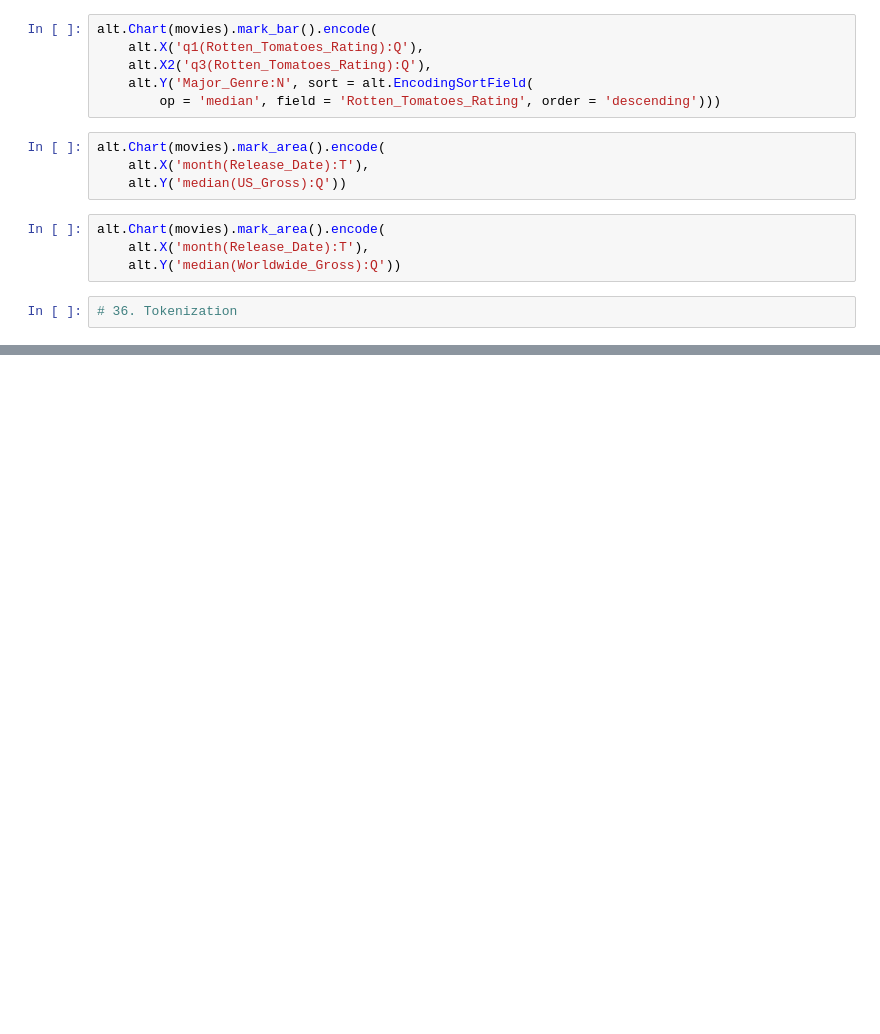
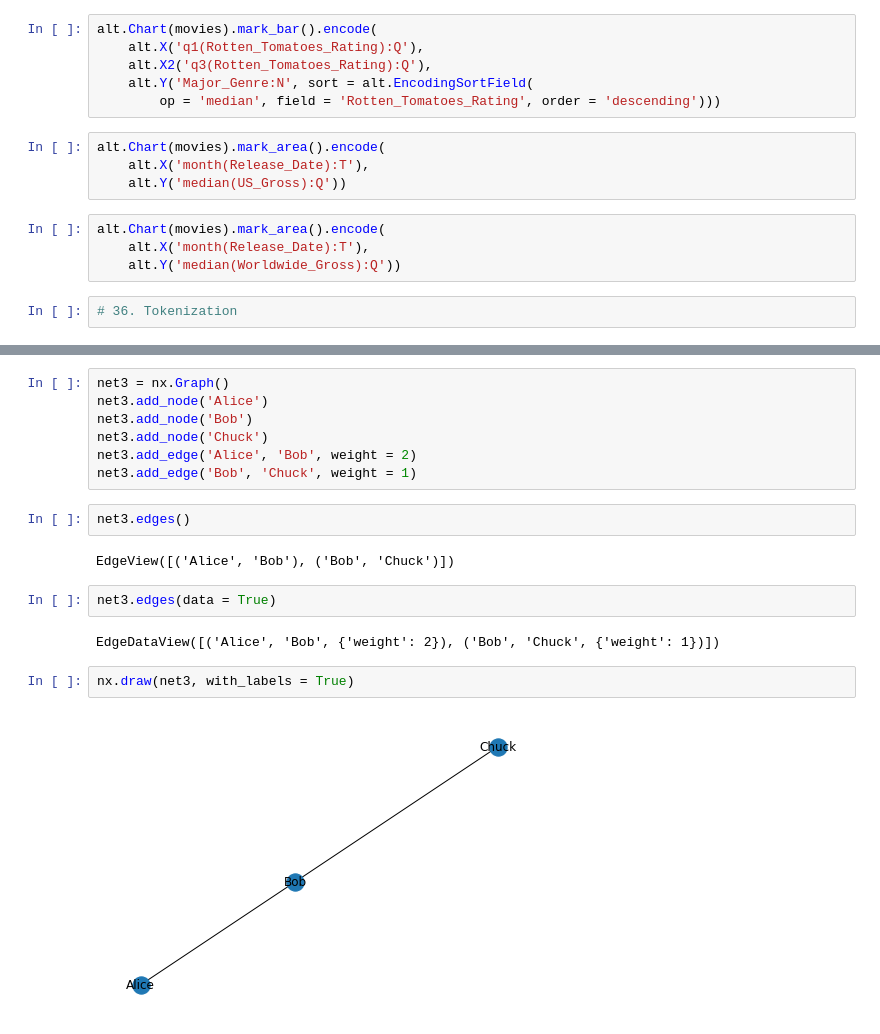
Before and after one commit to spencerkelly25/Python-Practice, a Jupyter notebook: Python Refresh pt 2.ipynb, the cells around one changed output, grey strips where cells are left out. Cells and saved outputs as stored; diff of their text form; blank space fills up the shorter version.

```diff
--- a/Python Refresh pt 2.ipynb
+++ b/Python Refresh pt 2.ipynb
@@ -409,0 +669,19 @@ alt.Chart(movies).mark_area().encode(
+# %%
+net3 = nx.Graph()
+net3.add_node('Alice')
+net3.add_node('Bob')
+net3.add_node('Chuck')
+net3.add_edge('Alice', 'Bob', weight = 2)
+net3.add_edge('Bob', 'Chuck', weight = 1)
+# %%
+net3.edges()
+# %% [output]
+EdgeView([('Alice', 'Bob'), ('Bob', 'Chuck')])
+# %%
+net3.edges(data = True)
+# %% [output]
+EdgeDataView([('Alice', 'Bob', {'weight': 2}), ('Bob', 'Chuck', {'weight': 1})])
+# %%
+nx.draw(net3, with_labels = True)
+# %% [output]
+[figure, added]
```
Also changed, not shown: parts of 58 cells of this notebook.
